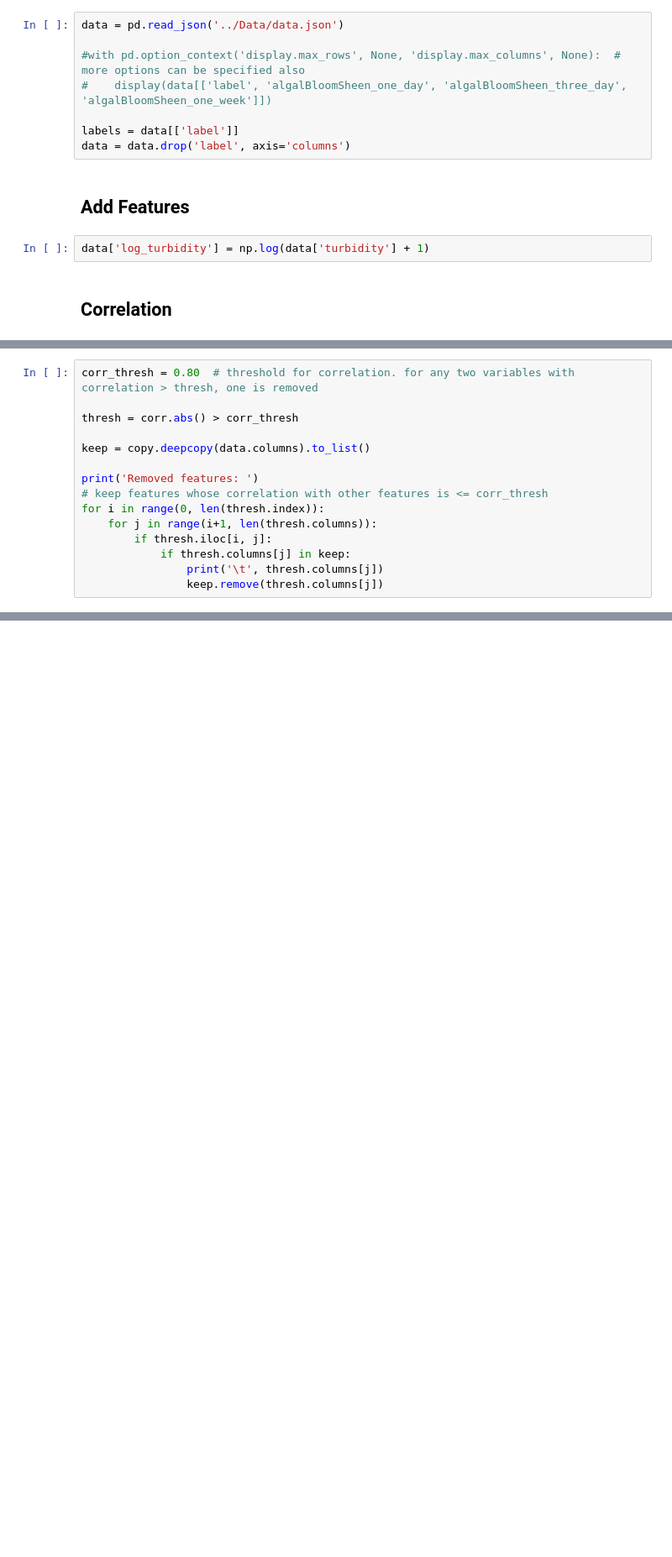
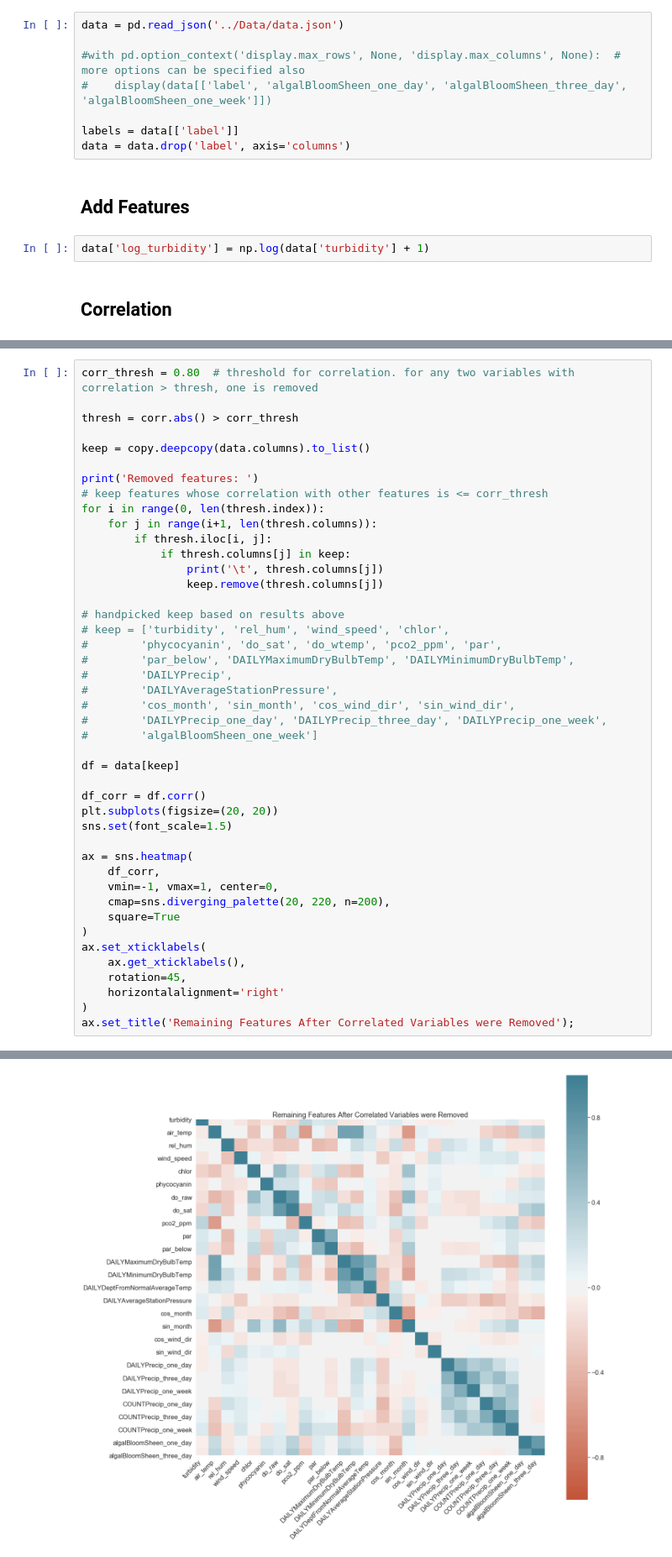
Before and after one commit to acnagle/CLA-Project, a Jupyter notebook: Code/Mendota Data with Shuffling ResNet.ipynb, the cells around one changed output, grey strips where cells are left out. Shown at 84% size. Saved outputs shown, nothing was run; the diff lists cells and outputs as text; blank space fills up the shorter version.

```diff
--- a/Code/Mendota Data with Shuffling ResNet.ipynb
+++ b/Code/Mendota Data with Shuffling ResNet.ipynb
@@ -81,5 +76,34 @@ for i in range(0, len(thresh.index)):
             if thresh.columns[j] in keep:
                 print('\t', thresh.columns[j])
                 keep.remove(thresh.columns[j])
+
+# handpicked keep based on results above
+# keep = ['turbidity', 'rel_hum', 'wind_speed', 'chlor',
+#        'phycocyanin', 'do_sat', 'do_wtemp', 'pco2_ppm', 'par',
+#        'par_below', 'DAILYMaximumDryBulbTemp', 'DAILYMinimumDryBulbTemp',
+#        'DAILYPrecip',
+#        'DAILYAverageStationPressure',
+#        'cos_month', 'sin_month', 'cos_wind_dir', 'sin_wind_dir',
+#        'DAILYPrecip_one_day', 'DAILYPrecip_three_day', 'DAILYPrecip_one_week',
+#        'algalBloomSheen_one_week']
+
+df = data[keep]
+
+df_corr = df.corr()
+plt.subplots(figsize=(20, 20))
+sns.set(font_scale=1.5)
+
+ax = sns.heatmap(
+    df_corr,
+    vmin=-1, vmax=1, center=0,
+    cmap=sns.diverging_palette(20, 220, n=200),
+    square=True
+)
+ax.set_xticklabels(
+    ax.get_xticklabels(),
+    rotation=45,
+    horizontalalignment='right'
+)
+ax.set_title('Remaining Features After Correlated Variables were Removed');
 # %% [output]
 Removed features:
@@ -86,6 +111,7 @@ Removed features:
          do_wtemp
          DAILYAverageDryBulbTemp
          DAILYAverageWetBulbTemp
          DAILYAverageDewPointTemp
          DAILYAverageSeaLevelPressure
          algalBloomSheen_one_week
+[figure, added]
```
Also changed, not shown: parts of 14 cells of this notebook, 6 other files.
